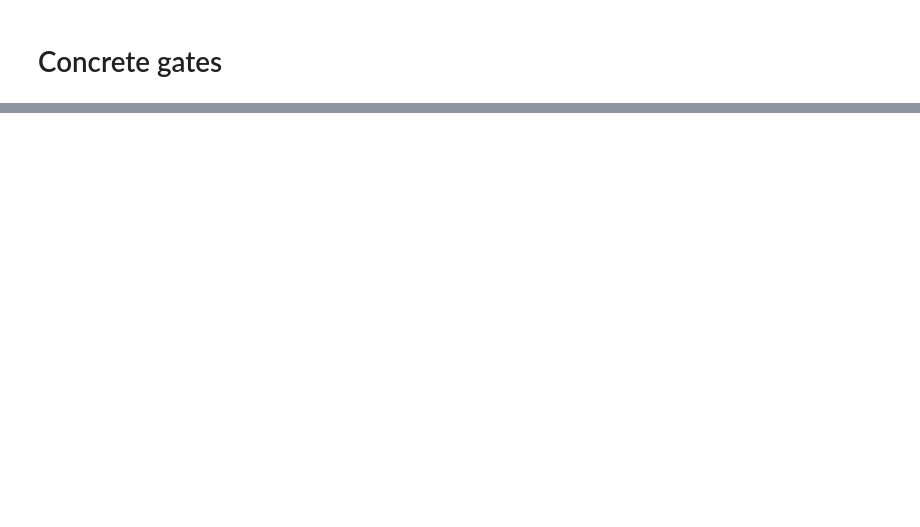
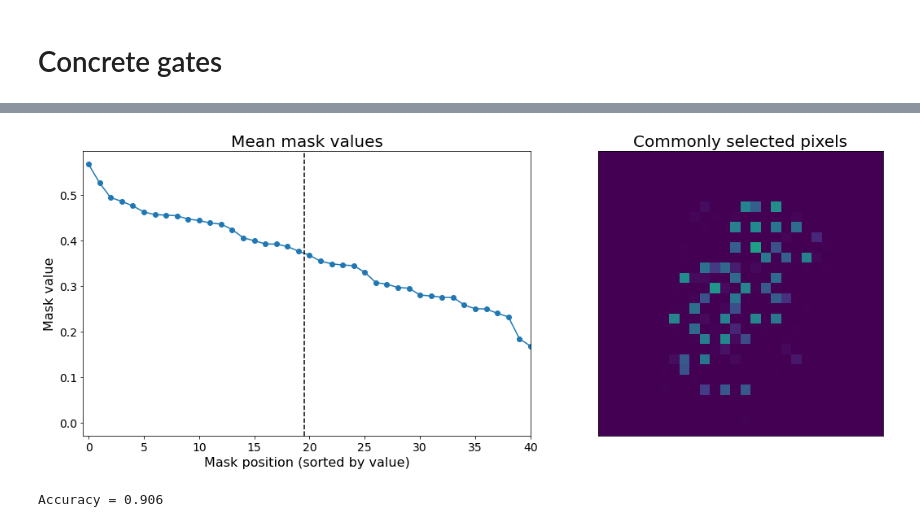
Before and after one commit to iancovert/dl-selection, a Jupyter notebook: mnist selection.ipynb, the cells around one changed output, grey strips where cells are left out. Drawn from its saved outputs; the diff is of its cells as text; code cells hidden in the pictures; blank space fills up the shorter version.

Commit message:
Changed Concrete parameterization, added citations, new layer

```diff
--- a/mnist selection.ipynb
+++ b/mnist selection.ipynb
@@ -47,9 +47,9 @@ model.learn(
     val_set,
     lr=1e-3,
     mbsize=256,
-    max_nepochs=100,
+    max_nepochs=300,
     start_temperature=10.0,
     end_temperature=0.01,
     loss_fn=nn.CrossEntropyLoss(),
-    check_every=10)
+    check_every=30)
 # %% [output]
@@ -151,9 +151,9 @@ model.learn(
     val_set,
     lr=1e-3,
     mbsize=256,
-    max_nepochs=100,
+    max_nepochs=300,
     start_temperature=10.0,
     end_temperature=0.01,
     loss_fn=nn.CrossEntropyLoss(),
-    check_every=10)
+    check_every=30)
 # %% [output]
@@ -259,9 +259,9 @@ model.learn(
     lam=0.005,
     lr=1e-3,
     mbsize=256,
-    max_nepochs=1000,
+    max_nepochs=300,
     start_temperature=1.0,
-    end_temperature=0.0001,
+    end_temperature=0.001,
     loss_fn=nn.CrossEntropyLoss(),
-    check_every=100)
+    check_every=30)
 # %% [output]
@@ -349,0 +391,63 @@ Accuracy = 0.938
+# %%
+# Verify convergence
+m = model.input_layer.sample(n_samples=256)
+values = torch.mean(m, dim=0)
+sorted_values = torch.sort(values, descending=True).values
+
+# Plot
+fig, axarr = plt.subplots(1, 2, figsize=(16, 6))
+
+ax = axarr[0]
+ax.plot(np.arange(input_size), sorted_values.cpu().data, marker='o')
+ax.axvline(model.input_layer.k - 0.5, color='black', linestyle='--')
+ax.set_xlim(-0.5, 2 * model.input_layer.k)
+ax.set_title('Mean mask values', fontsize=20)
+ax.set_xlabel('Mask position (sorted by value)', fontsize=16)
+ax.set_ylabel('Mask value', fontsize=16)
+ax.tick_params('both', labelsize=14)
+
+ax = axarr[1]
+ax.imshow(np.reshape(values.cpu().data, (28, 28)), vmin=0, vmax=1)
+ax.set_title('Commonly selected pixels', fontsize=20)
+ax.set_xticks([])
+ax.set_yticks([])
+
+plt.tight_layout()
+plt.show()
+# %% [output]
+[figure, added]
+# %%
+# Extract select inds
+inds = model.get_inds()
+
+# Restrict data to selected indices
+train_set.set_inds(inds)
+val_set.set_inds(inds)
+test_set.set_inds(inds)
+
+# Train debiased model
+model = models.MLP(
+    input_size=len(inds),
+    output_size=output_size,
+    hidden=[512, 512],
+    activation='elu').cuda()
+
+model.learn(
+    train_set,
+    val_set,
+    lr=1e-3,
+    mbsize=256,
+    max_nepochs=100,
+    loss_fn=nn.CrossEntropyLoss(),
+    verbose=False)
+
+# Calculate loss on test set
+print('Accuracy = {:.3f}'.format(
+    model.evaluate(test_set, models.utils.Accuracy()).item()))
+
+# Reset data
+train_set.set_inds()
+val_set.set_inds()
+test_set.set_inds()
+# %% [output]
+Accuracy = 0.906
```
Also changed, not shown: parts of 11 cells of this notebook, 11 other files.
